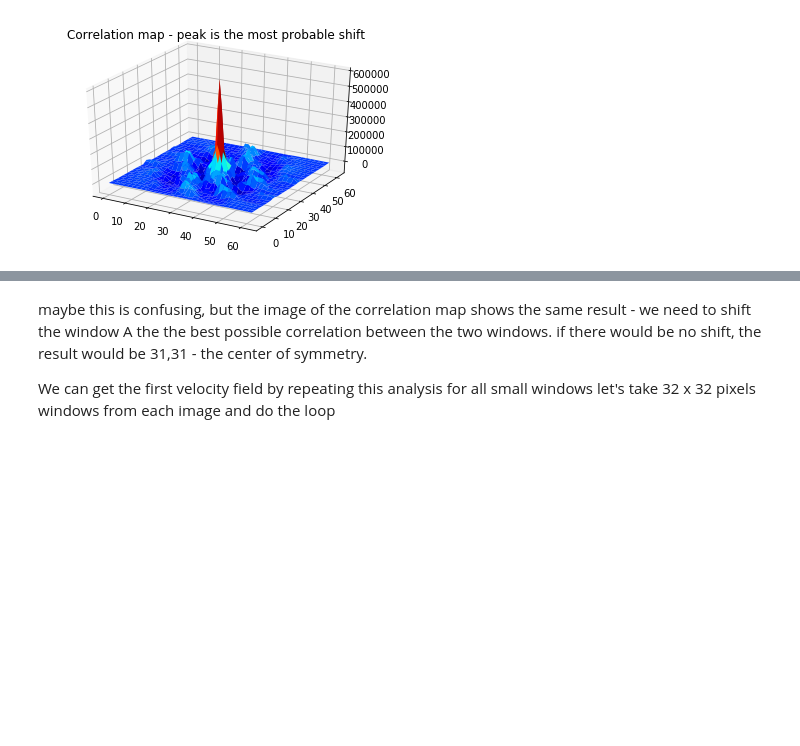
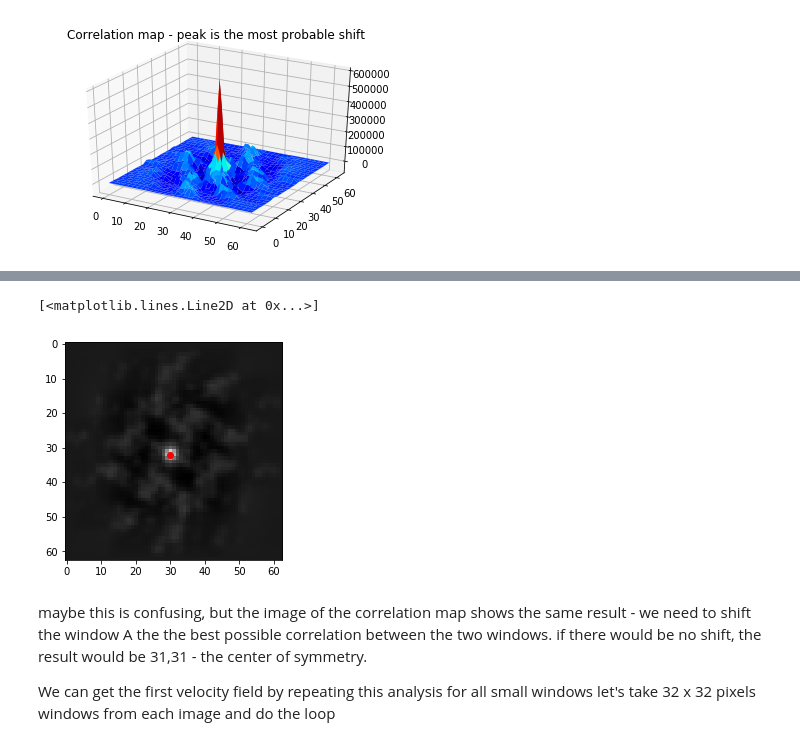
Before and after one commit to OpenPIV/openpiv_basics, a Jupyter notebook: index.ipynb, the cells around one changed output, grey strips where cells are left out. Drawn from its saved outputs; the diff is of its cells as text; code cells hidden in the pictures; blank space fills up the shorter version.

```diff
--- a/index.ipynb
+++ b/index.ipynb
@@ -154,8 +154,7 @@ imshow(c, cmap='gray')
 
 i,j = np.unravel_index(c.argmax(), c.shape)
 
-print i,j
+print('i = {}, j= {}'.format(i,j))
 
-hold(True)
 plot(j,i,'ro')
 # %% [output]
@@ -163,3 +162,5 @@ SyntaxError: Missing parentheses in call to 'print'. Did you mean print(i,j)? (<
+[<matplotlib.lines.Line2D at 0x...>]
+[figure, added]
 # %% [markdown]
 maybe this is confusing, but the image of the correlation map shows the same result - we need to shift the window A the the best possible correlation between the two windows. if there would be no shift, the result would be 31,31 - the center of symmetry.
 
```
Also changed, not shown: parts of 2 cells of this notebook.
